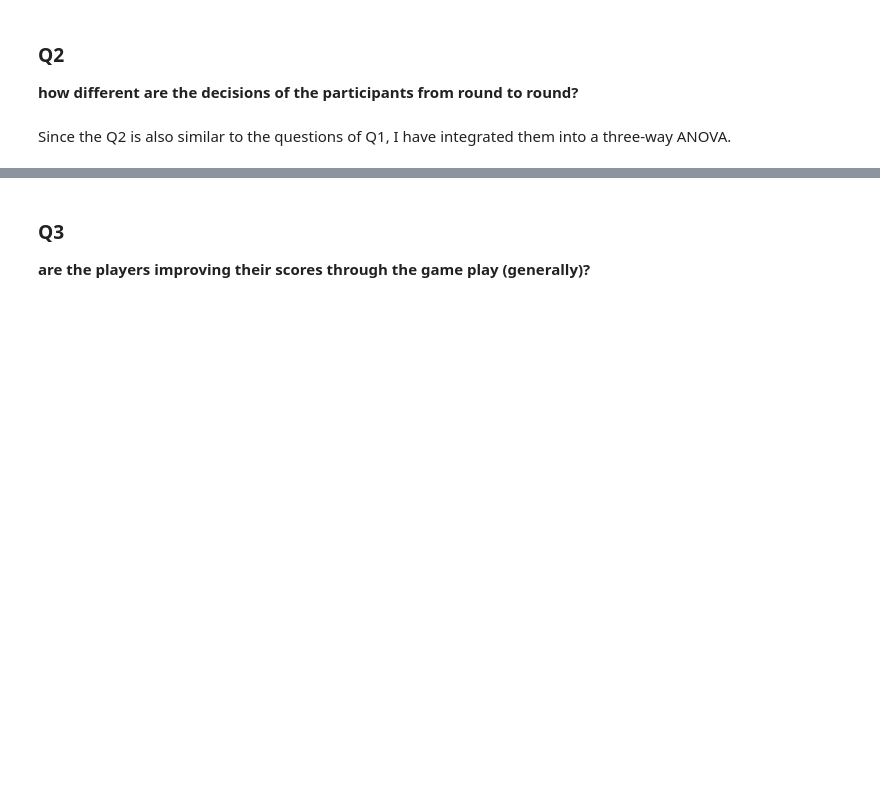
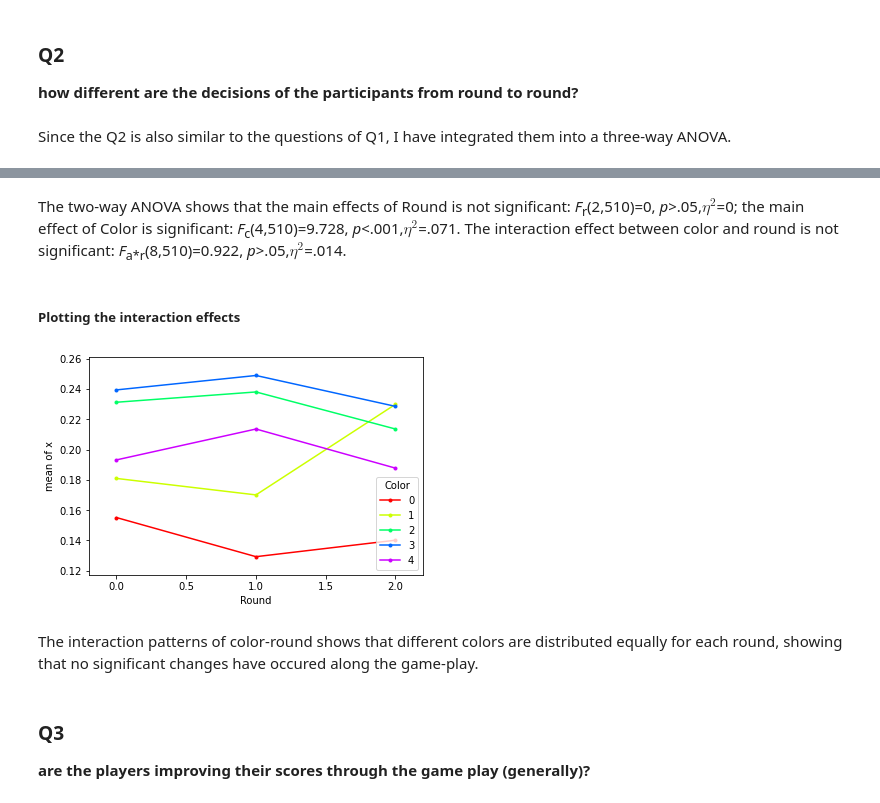
Before and after one commit to shervinazadi/EquiCity_Data, a Jupyter notebook: notebooks/ECG_PP_14_Explore_Data.ipynb, the cells around one changed output, grey strips where cells are left out. Saved outputs shown, nothing was run; the diff lists cells and outputs as text; code cells hidden in the pictures; blank space fills up the shorter version.

```diff
--- a/notebooks/ECG_PP_14_Explore_Data.ipynb
+++ b/notebooks/ECG_PP_14_Explore_Data.ipynb
@@ -356,3 +398,14 @@ aov
+# %% [markdown]
+The two-way ANOVA shows that the main effects of Round is not significant: *F*<sub>r</sub>(2,510)=0, *p*>.05,$\eta^2$=0; the main effect of Color is significant: *F*<sub>c</sub>(4,510)=9.728, *p*<.001,$\eta^2$=.071. The interaction effect between color and round is not significant: *F*<sub>a\*r</sub>(8,510)=0.922, *p*>.05,$\eta^2$=.014.
+# %% [markdown]
+##### Plotting the interaction effects
+# %%
+fig = interaction_plot(X_df['Round'],X_df['Color'],X_df['x'])
+plt.show()
+# %% [output]
+[figure, added]
+# %% [markdown]
+The interaction patterns of color-round shows that different colors are distributed equally for each round, showing that no significant changes have occured along the game-play.
 # %% [markdown]
 ### Q3
 **are the players improving their scores through the game play (generally)?**
```
Also changed, not shown: parts of 9 cells of this notebook.
